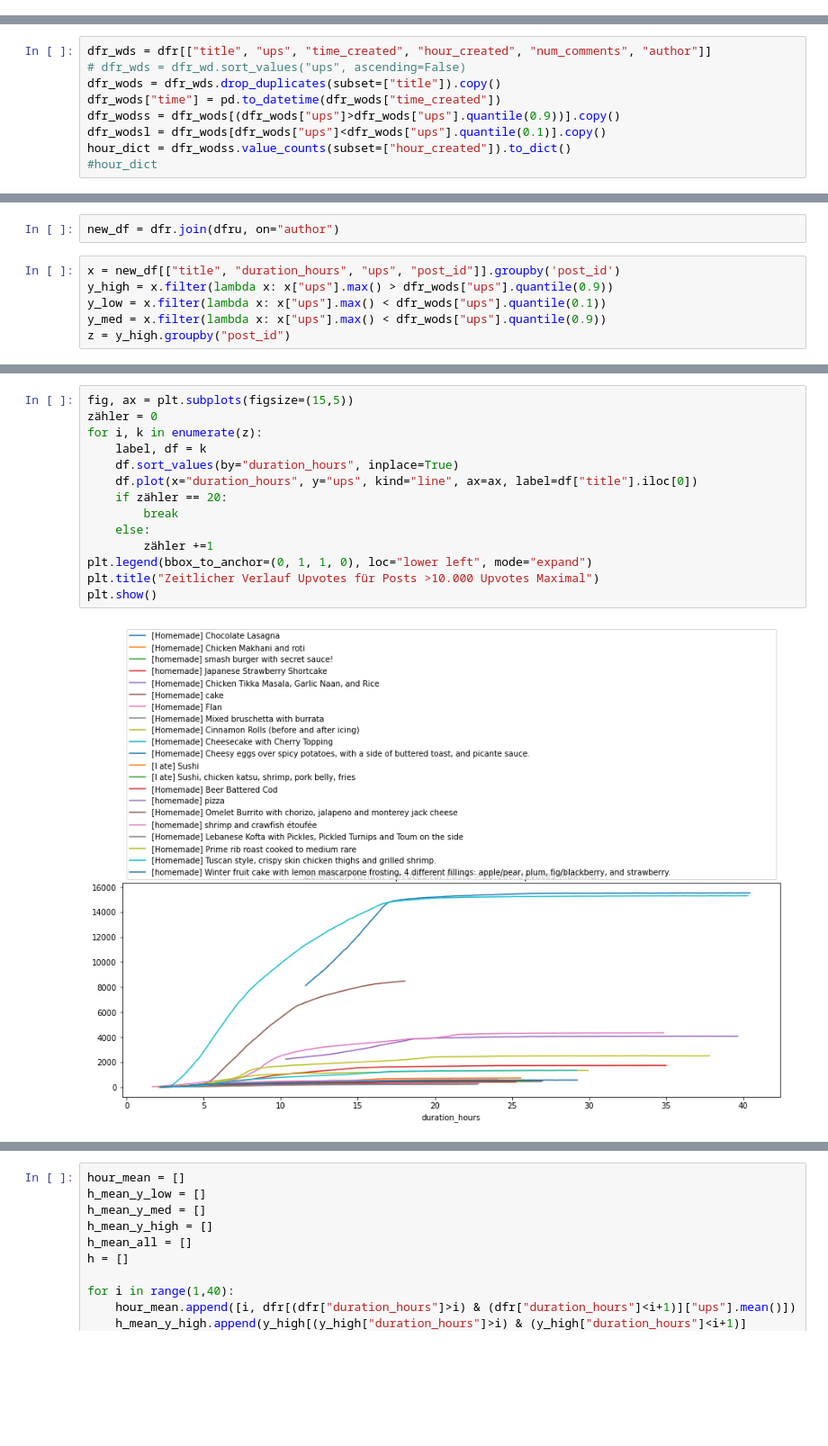
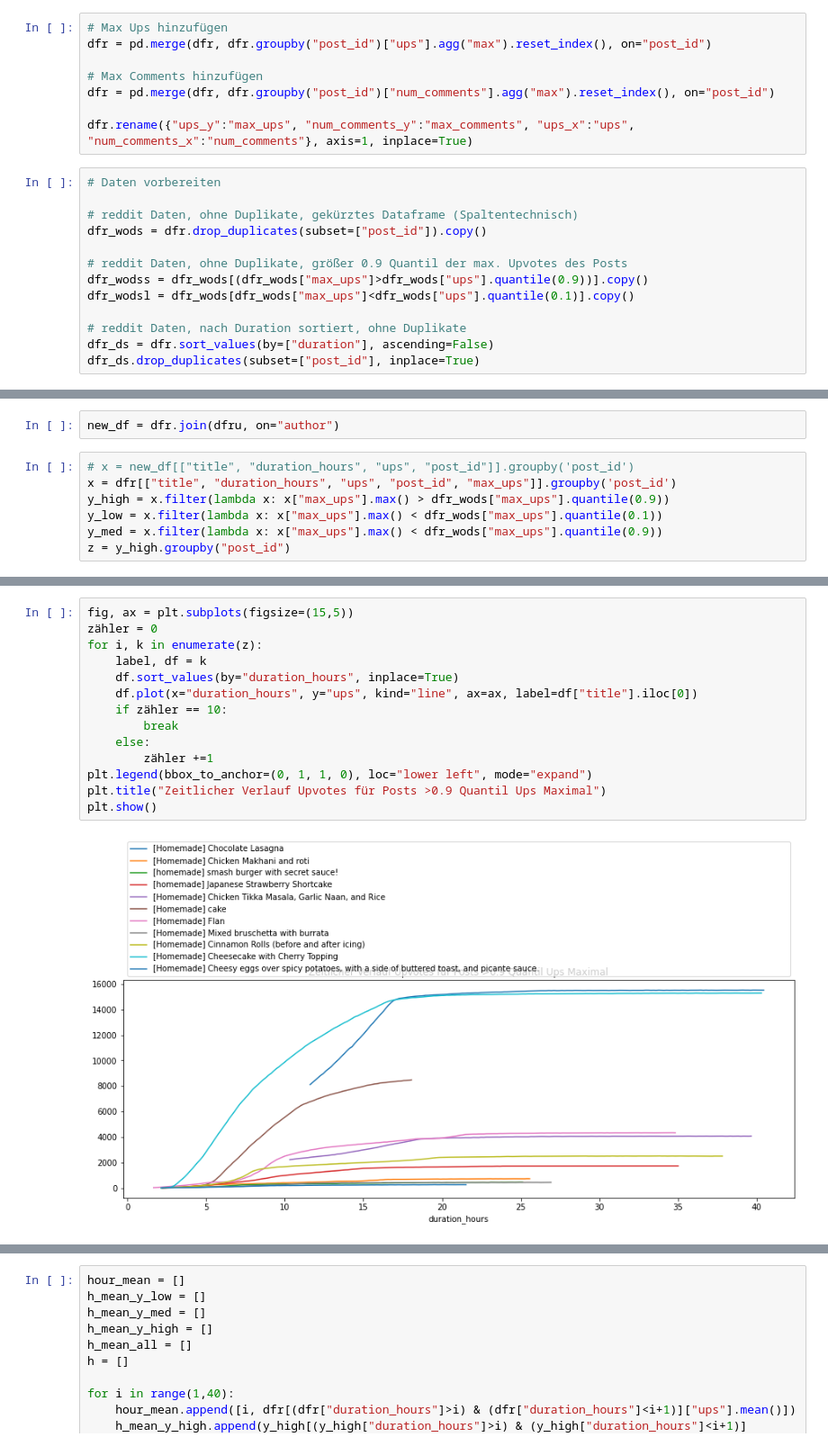
Before and after one commit to ZerhackerJagi/food_dashboard, a Jupyter notebook: Dashboard.ipynb, the cells around one changed output, grey strips where cells are left out. Shown at 90% size. Saved outputs shown, nothing was run; the diff lists cells and outputs as text; blank space fills up the shorter version.

Commit message:
dashboard und reddit cluster analyse bereinigt

```diff
--- a/Dashboard.ipynb
+++ b/Dashboard.ipynb
@@ -112 +91,22 @@ dfr = pd.read_sql("SELECT * FROM reddit order by ups desc", db_connection)
+# %%
+# Max Ups hinzufügen
+dfr = pd.merge(dfr, dfr.groupby("post_id")["ups"].agg("max").reset_index(), on="post_id")
+
+# Max Comments hinzufügen
+dfr = pd.merge(dfr, dfr.groupby("post_id")["num_comments"].agg("max").reset_index(), on="post_id")
+
+dfr.rename({"ups_y":"max_ups", "num_comments_y":"max_comments", "ups_x":"ups", "num_comments_x":"num_comments"}, axis=1, inplace=True)
+# %%
+# Daten vorbereiten
+
+# reddit Daten, ohne Duplikate, gekürztes Dataframe (Spaltentechnisch)
+dfr_wods = dfr.drop_duplicates(subset=["post_id"]).copy()
+
+# reddit Daten, ohne Duplikate, größer 0.9 Quantil der max. Upvotes des Posts
+dfr_wodss = dfr_wods[(dfr_wods["max_ups"]>dfr_wods["ups"].quantile(0.9))].copy()
+dfr_wodsl = dfr_wods[dfr_wods["max_ups"]<dfr_wods["ups"].quantile(0.1)].copy()
+
+# reddit Daten, nach Duration sortiert, ohne Duplikate
+dfr_ds = dfr.sort_values(by=["duration"], ascending=False)
+dfr_ds.drop_duplicates(subset=["post_id"], inplace=True)
 # %% [markdown]
@@ -114,9 +114,0 @@ dfr = pd.read_sql("SELECT * FROM reddit order by ups desc", db_connection)
-# %%
-dfr_wds = dfr[["title", "ups", "time_created", "hour_created", "num_comments", "author"]]
-# dfr_wds = dfr_wd.sort_values("ups", ascending=False)
-dfr_wods = dfr_wds.drop_duplicates(subset=["title"]).copy()
-dfr_wods["time"] = pd.to_datetime(dfr_wods["time_created"])
-dfr_wodss = dfr_wods[(dfr_wods["ups"]>dfr_wods["ups"].quantile(0.9))].copy()
-dfr_wodsl = dfr_wods[dfr_wods["ups"]<dfr_wods["ups"].quantile(0.1)].copy()
-hour_dict = dfr_wodss.value_counts(subset=["hour_created"]).to_dict()
-#hour_dict
@@ -264,8 +231,9 @@ dfru.head()
 # %%
 new_df = dfr.join(dfru, on="author")
 # %%
-x = new_df[["title", "duration_hours", "ups", "post_id"]].groupby('post_id')
-y_high = x.filter(lambda x: x["ups"].max() > dfr_wods["ups"].quantile(0.9))
-y_low = x.filter(lambda x: x["ups"].max() < dfr_wods["ups"].quantile(0.1))
-y_med = x.filter(lambda x: x["ups"].max() < dfr_wods["ups"].quantile(0.9))
+# x = new_df[["title", "duration_hours", "ups", "post_id"]].groupby('post_id')
+x = dfr[["title", "duration_hours", "ups", "post_id", "max_ups"]].groupby('post_id')
+y_high = x.filter(lambda x: x["max_ups"].max() > dfr_wods["max_ups"].quantile(0.9))
+y_low = x.filter(lambda x: x["max_ups"].max() < dfr_wods["max_ups"].quantile(0.1))
+y_med = x.filter(lambda x: x["max_ups"].max() < dfr_wods["max_ups"].quantile(0.9))
 z = y_high.groupby("post_id")
@@ -272,16 +242,16 @@ z = y_high.groupby("post_id")
 # %%
 fig, ax = plt.subplots(figsize=(15,5))
 zähler = 0
 for i, k in enumerate(z):
     label, df = k
     df.sort_values(by="duration_hours", inplace=True)
     df.plot(x="duration_hours", y="ups", kind="line", ax=ax, label=df["title"].iloc[0])
-    if zähler == 20:
+    if zähler == 10:
         break
     else:
         zähler +=1
 plt.legend(bbox_to_anchor=(0, 1, 1, 0), loc="lower left", mode="expand")
-plt.title("Zeitlicher Verlauf Upvotes für Posts >10.000 Upvotes Maximal")
+plt.title("Zeitlicher Verlauf Upvotes für Posts >0.9 Quantil Ups Maximal")
 plt.show()
 # %% [output]
-[figure, old version]
+[figure, new version]
```
Also changed, not shown: parts of 70 cells of this notebook, 2 other files.
